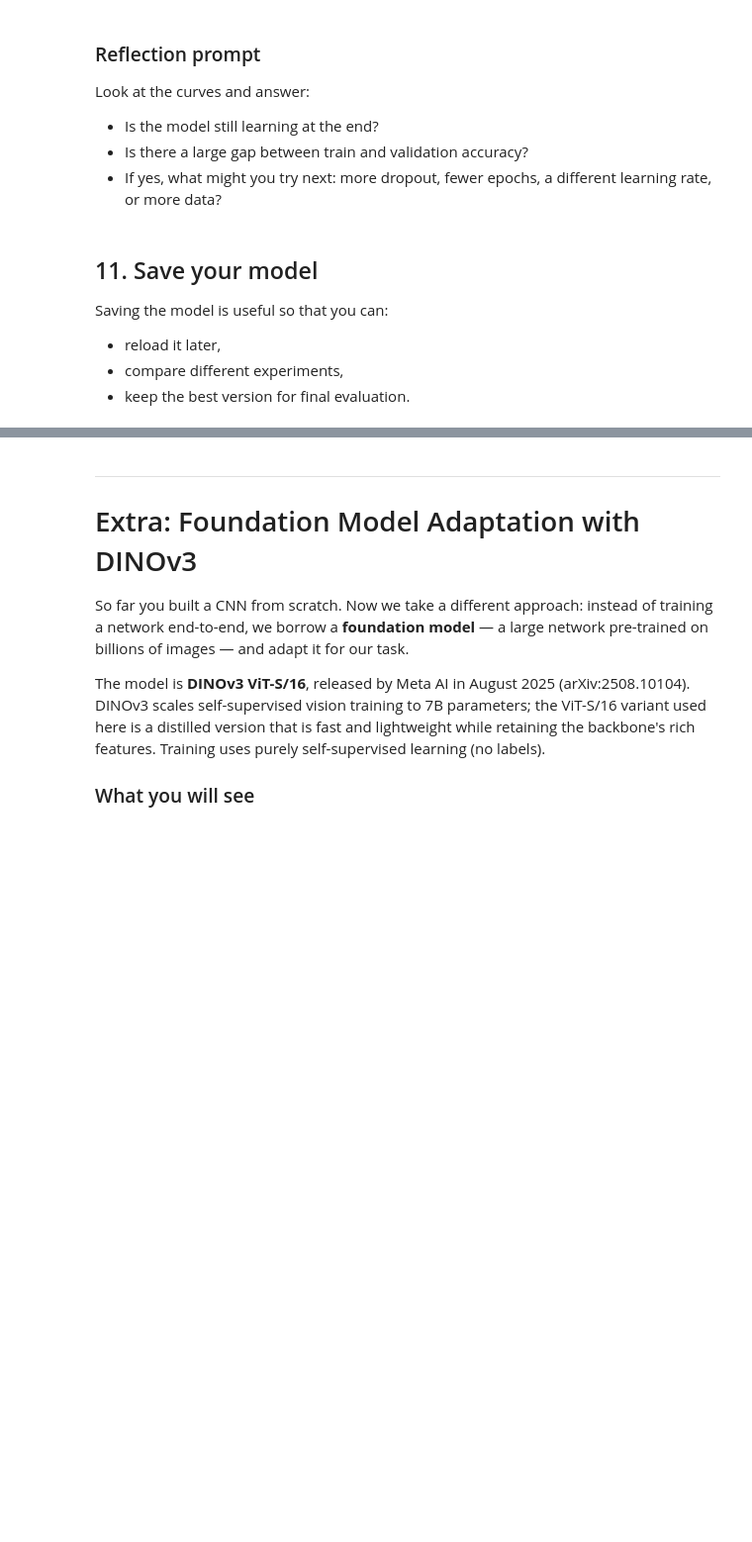
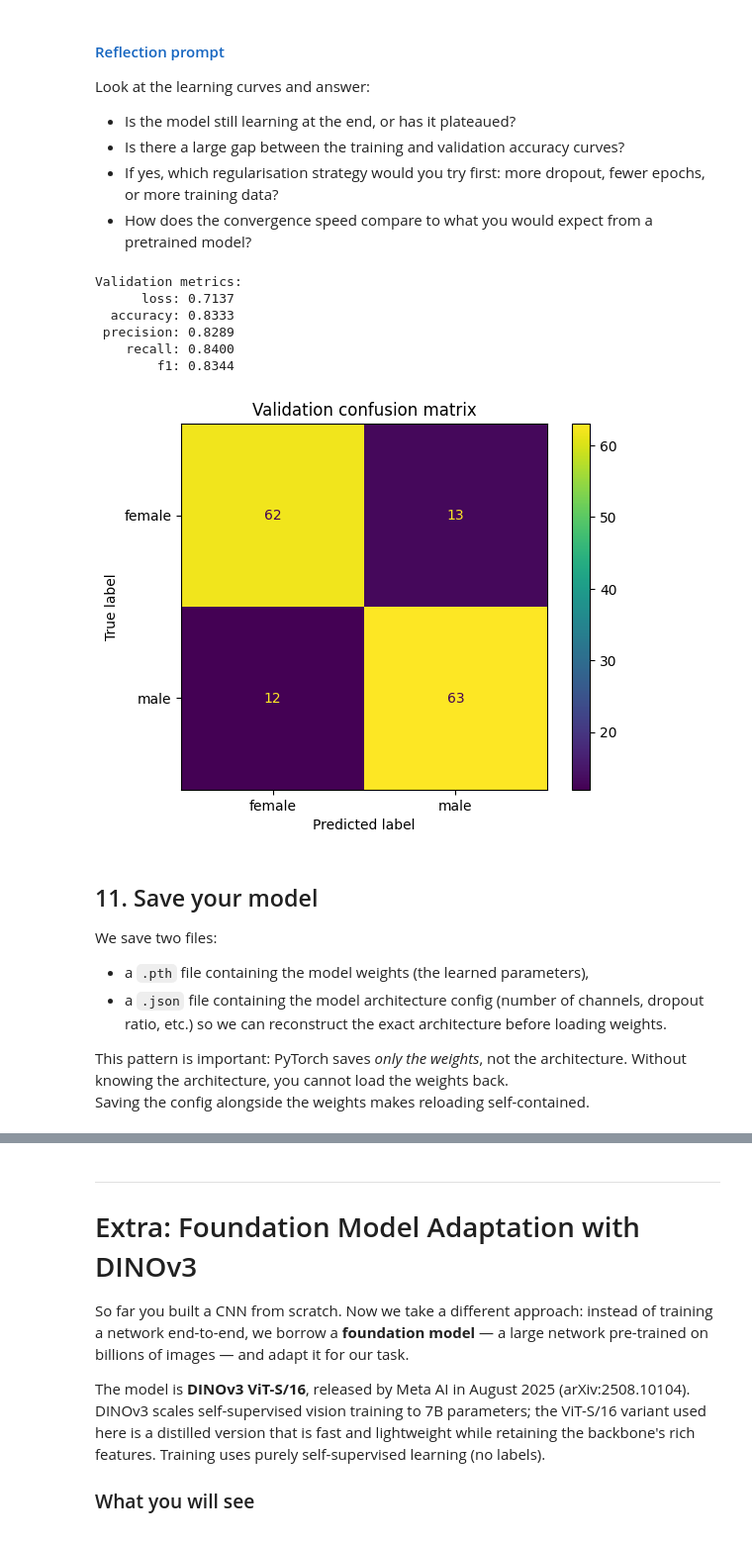
Before and after one commit to FHNW-VISED/cvlab_notebooks, a Jupyter notebook: cvlab_cnns_handcrafted.ipynb, the cells around one changed output, grey strips where cells are left out. Shown at 99% size. Saved outputs shown, nothing was run; the diff lists cells and outputs as text; code cells hidden in the pictures; blank space fills up the shorter version.

```diff
--- a/cvlab_cnns_handcrafted.ipynb
+++ b/cvlab_cnns_handcrafted.ipynb
@@ -78,8 +161,9 @@ print("Using device:", device)
 # %%
-
-try:
+if IN_COLAB and MOUNT_DRIVE:
     from google.colab import drive
-    IN_COLAB = True
-    drive.mount("/content/drive")
-except ImportError:
-    IN_COLAB = False
+    drive.mount('/content/gdrive/')
+    DATA_PATH = Path('/content/gdrive/MyDrive/cvlab_workshop')
+    DATA_PATH.mkdir(parents=True, exist_ok=True)
+    print("Drive mounted. Data path:", DATA_PATH)
+else:
+    print("Results will be saved to:", DATA_PATH)
@@ -347,7 +506,6 @@ overfit_val_dataset = NumpyClassificationDataset(X_train[:10], y_train[:10])
 # %%
-
-# Sanity checks
-x_batch, y_batch = next(iter(DataLoader(train_dataset, batch_size=8, shuffle=True)))
-print("Batch image tensor shape:", x_batch.shape)
+# Sanity check — inspect one batch from the training loader
+x_batch, y_batch = next(iter(train_loader))
+print("Batch image tensor shape:", x_batch.shape)   # (BATCH_SIZE, 3, IMG_SIZE, IMG_SIZE)
 print("Batch label tensor shape:", y_batch.shape)
-print("Example labels:", y_batch.tolist())
+print("Example labels:", y_batch.tolist()[:8])
@@ -608,13 +873,14 @@ Try one configuration first. Then write down:
 # %%
+# Uses the hyperparameters from the control panel above.
+# To experiment, change them there and re-run from that cell.
+model   = HandcraftedCNN(
+    num_channels=NUM_CHANNELS,
+    dropout_ratio=DROPOUT_RATIO,
+    use_batchnorm=USE_BATCHNORM,
+).to(device)
 
-# === STARTING CONFIGURATION ===
-learning_rate = 1e-3
-batch_size = 32
-epochs = 20
-
-model = HandcraftedCNN(num_channels=32, dropout_ratio=0.10, use_batchnorm=True).to(device)
 loss_fn = nn.CrossEntropyLoss()
-optim = Adam(model.parameters(), lr=learning_rate)
+optim   = Adam(model.parameters(), lr=LEARNING_RATE)
 
 history = train_with_history(
     model,
@@ -622,7 +888,7 @@ history = train_with_history(
     val_dataset,
     loss_fn,
     optim,
-    epochs=epochs,
-    batch_size=batch_size,
-    device=device
+    epochs=EPOCHS,
+    batch_size=BATCH_SIZE,
+    device=device,
 )
@@ -631,29 +913,41 @@ plot_training_performance(history)
 # %% [markdown]
-### Reflection prompt
-Look at the curves and answer:
+<h4 style="color:#1565C0">Reflection prompt</h4>
 
-- Is the model still learning at the end?
-- Is there a large gap between train and validation accuracy?
-- If yes, what might you try next: more dropout, fewer epochs, a different learning rate, or more data?
+Look at the learning curves and answer:
+
+- Is the model still learning at the end, or has it plateaued?
+- Is there a large gap between the training and validation accuracy curves?
+- If yes, which regularisation strategy would you try first: more dropout, fewer epochs, or more training data?
+- How does the convergence speed compare to what you would expect from a pretrained model?
 # %%
 
-val_metrics = evaluate_model(model, val_dataset, batch_size=batch_size, device=device)
+val_metrics = evaluate_model(model, val_dataset, batch_size=BATCH_SIZE, device=device)
 print("Validation metrics:")
 for k in ["loss", "accuracy", "precision", "recall", "f1"]:
     print(f"{k:>10}: {val_metrics[k]:.4f}")
 
 ConfusionMatrixDisplay.from_predictions(
     val_metrics["y_true"], val_metrics["y_pred"], display_labels=["female", "male"]
 )
 plt.title("Validation confusion matrix")
 plt.show()
+# %% [output]
+Validation metrics:
+      loss: 0.7137
+  accuracy: 0.8333
+ precision: 0.8289
+    recall: 0.8400
+        f1: 0.8344
+[figure, added]
 # %% [markdown]
 ## 11. Save your model
 
-Saving the model is useful so that you can:
-- reload it later,
-- compare different experiments,
-- keep the best version for final evaluation.
+We save two files:
+- a `.pth` file containing the model weights (the learned parameters),
+- a `.json` file containing the model architecture config (number of channels, dropout ratio, etc.) so we can reconstruct the exact architecture before loading weights.
+
+This pattern is important: PyTorch saves *only the weights*, not the architecture. Without knowing the architecture, you cannot load the weights back.
+Saving the config alongside the weights makes reloading self-contained.
 # %%
 
 MODELS_PATH = DATA_PATH / "models" / "handcrafted"
```
Also changed, not shown: parts of 61 cells of this notebook, 3 other files.
